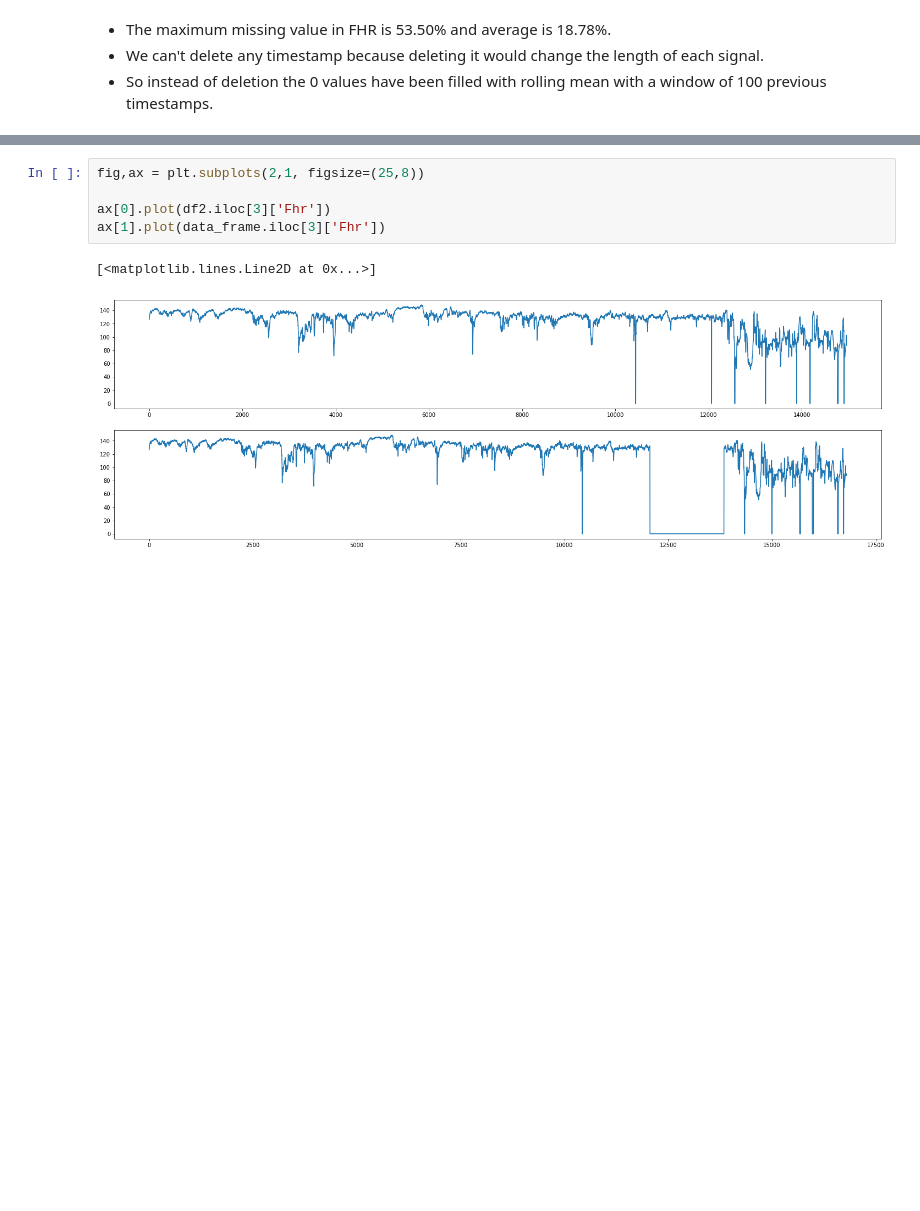
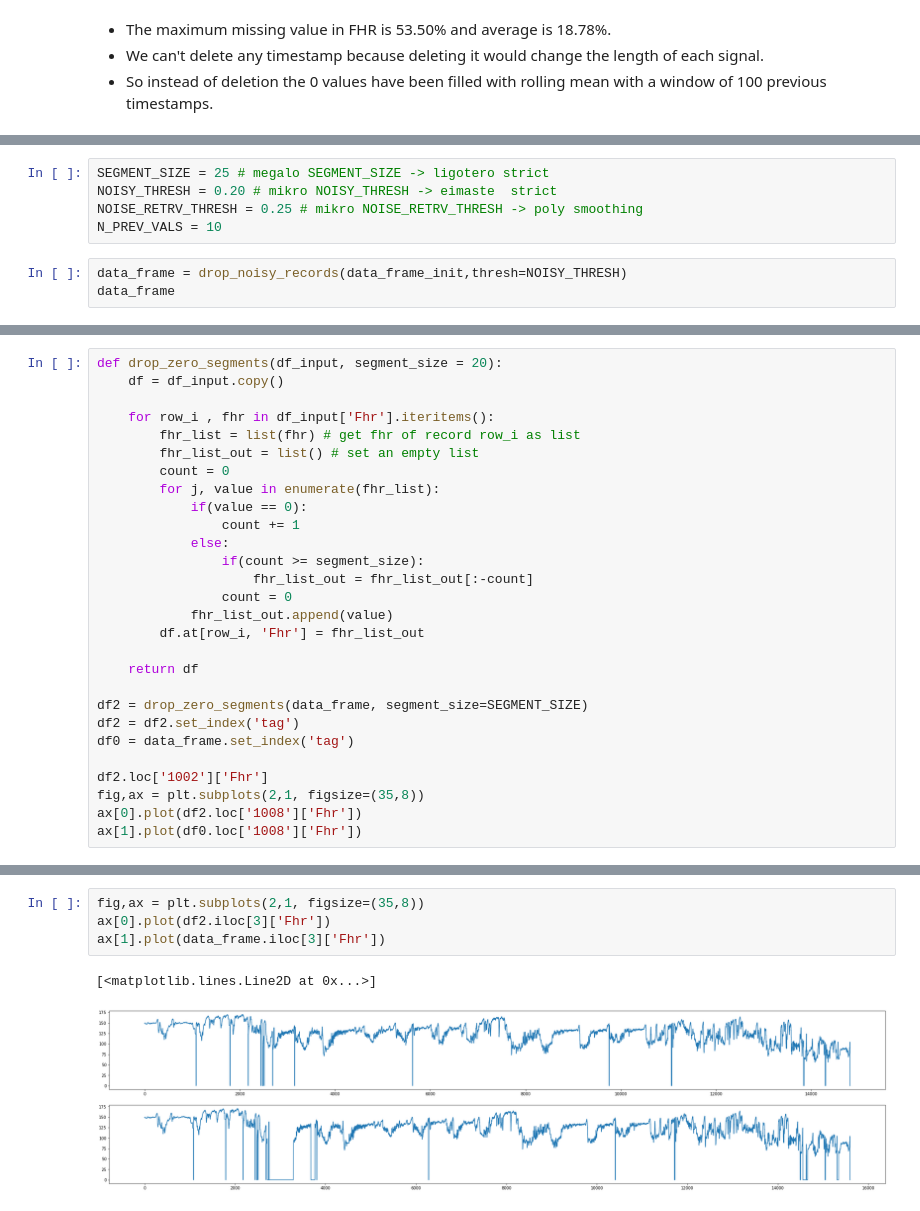
Before and after one commit to igeor/Cardiotocographic-Signal-Classification-based-on-Heart-Rate-Variability, a Jupyter notebook: analysis.ipynb, the cells around one changed output, grey strips where cells are left out. Saved outputs shown, nothing was run; the diff lists cells and outputs as text; blank space fills up the shorter version.

```diff
--- a/analysis.ipynb
+++ b/analysis.ipynb
@@ -259,0 +181,8 @@ df2
+# %%
+SEGMENT_SIZE = 25 # megalo SEGMENT_SIZE -> ligotero strict
+NOISY_THRESH = 0.20 # mikro NOISY_THRESH -> eimaste  strict
+NOISE_RETRV_THRESH = 0.25 # mikro NOISE_RETRV_THRESH -> poly smoothing
+N_PREV_VALS = 10
+# %%
+data_frame = drop_noisy_records(data_frame_init,thresh=NOISY_THRESH)
+data_frame
@@ -259,0 +203,28 @@ df2
+# %%
+def drop_zero_segments(df_input, segment_size = 20):
+    df = df_input.copy()
+
+    for row_i , fhr in df_input['Fhr'].iteritems():
+        fhr_list = list(fhr) # get fhr of record row_i as list
+        fhr_list_out = list() # set an empty list
+        count = 0
+        for j, value in enumerate(fhr_list):
+            if(value == 0):
+                count += 1
+            else:
+                if(count >= segment_size):
+                    fhr_list_out = fhr_list_out[:-count]
+                count = 0
+            fhr_list_out.append(value)
+        df.at[row_i, 'Fhr'] = fhr_list_out
+
+    return df
+
+df2 = drop_zero_segments(data_frame, segment_size=SEGMENT_SIZE)
+df2 = df2.set_index('tag')
+df0 = data_frame.set_index('tag')
+
+df2.loc['1002']['Fhr']
+fig,ax = plt.subplots(2,1, figsize=(35,8))
+ax[0].plot(df2.loc['1008']['Fhr'])
+ax[1].plot(df0.loc['1008']['Fhr'])
@@ -260,9 +234,8 @@ df2
 # %%
-fig,ax = plt.subplots(2,1, figsize=(25,8))
-
+fig,ax = plt.subplots(2,1, figsize=(35,8))
 ax[0].plot(df2.iloc[3]['Fhr'])
 ax[1].plot(data_frame.iloc[3]['Fhr'])
 # %% [output]
 [<matplotlib.lines.Line2D at 0x...>]
-[figure, old version]
+[figure, new version]
 # %%
```
Also changed, not shown: parts of 27 cells of this notebook, 1 other file.
